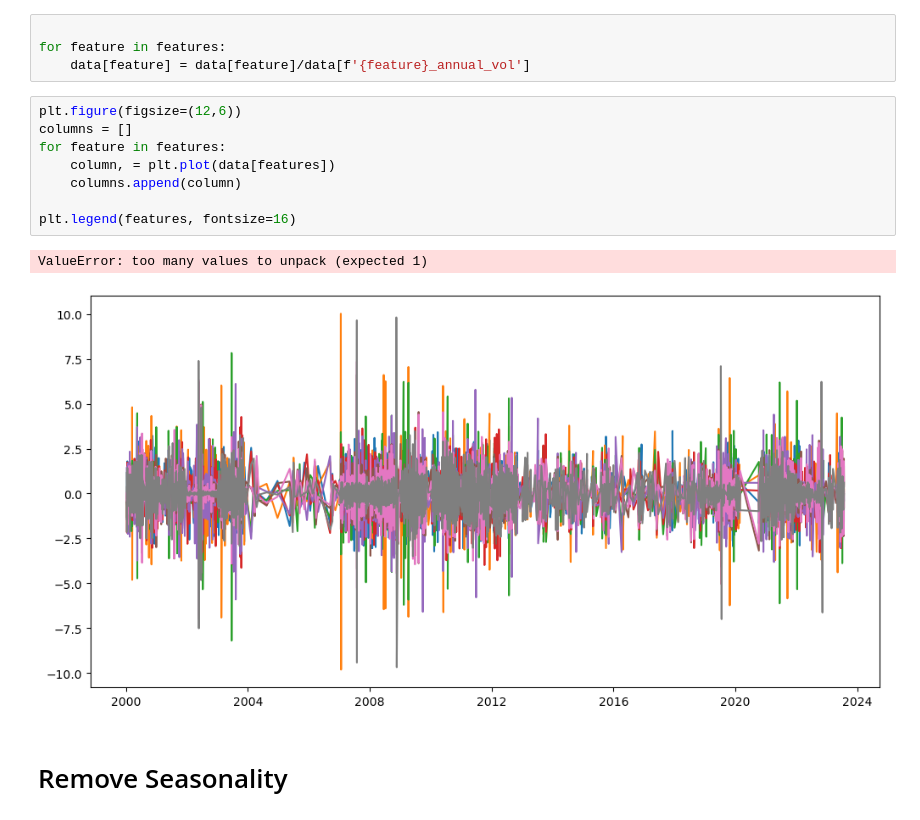
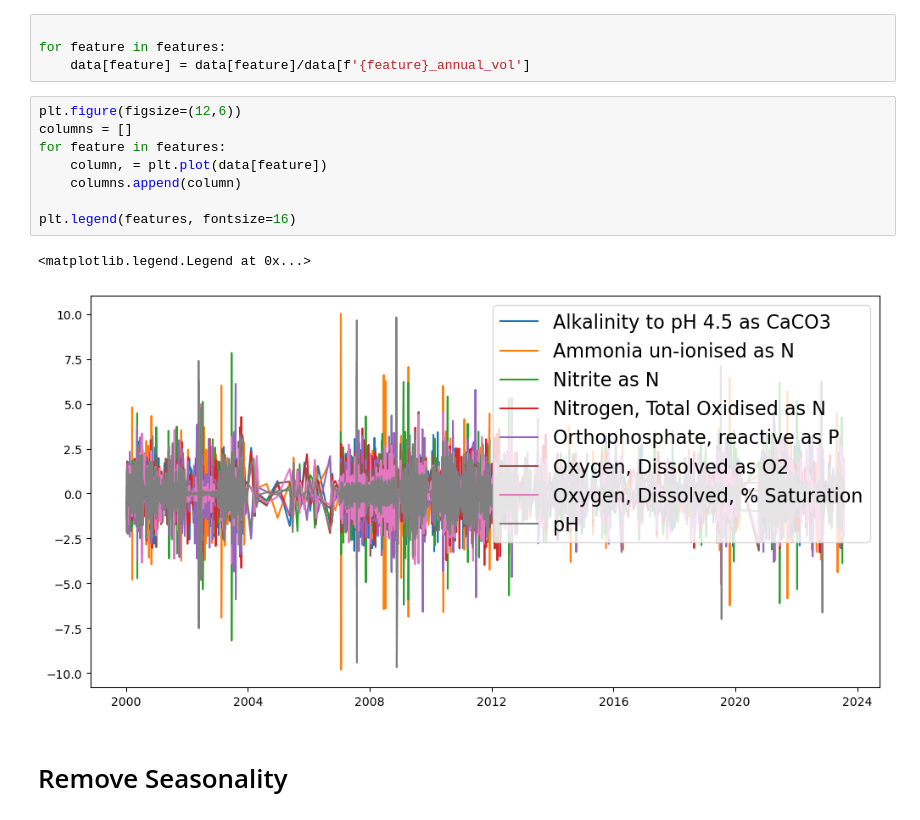
Before and after one commit to julskkk/aqua-guardian, a Jupyter notebook: VAR Model.ipynb, the cells around one changed output. Cells and saved outputs as stored; diff of their text form.

```diff
--- a/VAR Model.ipynb
+++ b/VAR Model.ipynb
@@ -126,14 +126,14 @@ for feature in features:
 # %%
 plt.figure(figsize=(12,6))
 columns = []
 for feature in features:
-    column, = plt.plot(data[features])
+    column, = plt.plot(data[feature])
     columns.append(column)
 
 plt.legend(features, fontsize=16)
 # %% [output]
-ValueError: too many values to unpack (expected 1)
+<matplotlib.legend.Legend at 0x...>
-[figure, old version]
+[figure, new version]
 # %% [markdown]
 # Remove Seasonality
 # %%
```
Also changed, not shown: parts of 3 cells of this notebook, 2 other files.
